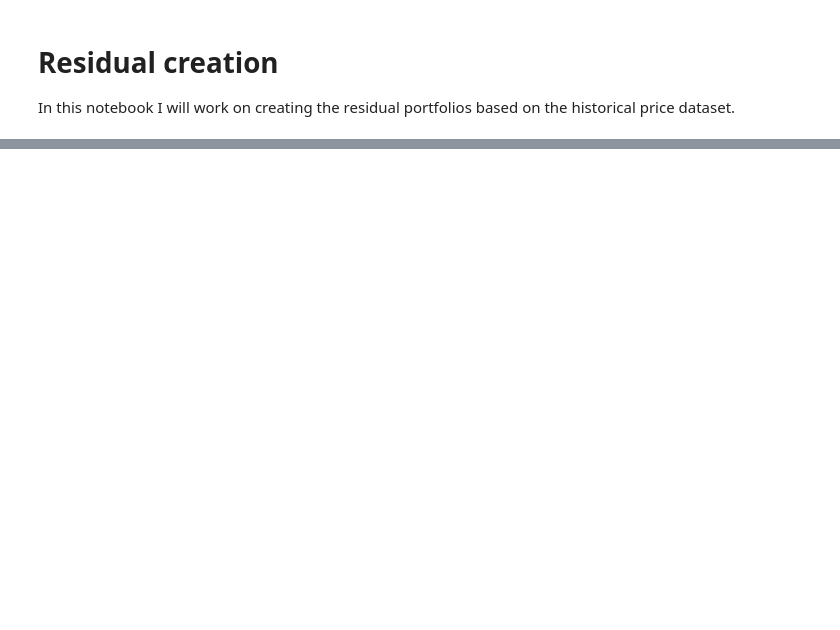
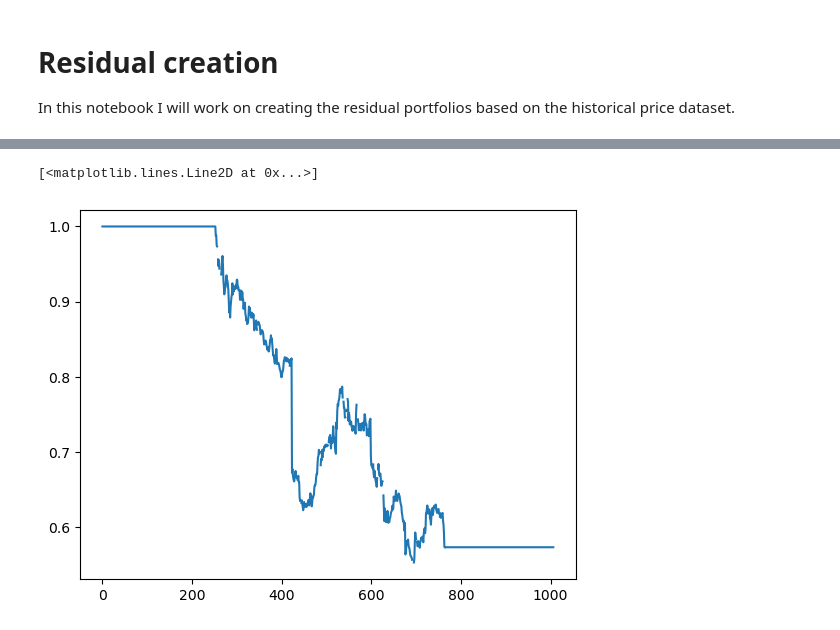
Before and after one commit to quintengeerts2000/MasterThesis-DRL_applications_to_stat_arb, a Jupyter notebook: empirical_analysis/residual_creation.ipynb, the cells around one changed output, grey strips where cells are left out. Saved outputs shown, nothing was run; the diff lists cells and outputs as text; code cells hidden in the pictures; blank space fills up the shorter version.

```diff
--- a/empirical_analysis/residual_creation.ipynb
+++ b/empirical_analysis/residual_creation.ipynb
@@ -66,4 +66,4 @@ def pca(returns:pd.DataFrame, res_cov_window_size:int = 252, loadings_window_siz
                 i += 1
     return residuals_output, residual_portfolio
 # %%
-res_out, res_portf = pca(returns.loc[dt.datetime(1996,1,1):])
+res_out, res_portf = pca(returns.loc[dt.datetime(2020,1,1):dt.datetime(2024,1,2)])
@@ -71,0 +70,2 @@ Error:
+# %%
+residual_df = pd.DataFrame(res_out, index=returns.loc[dt.datetime(2020,1,1):dt.datetime(2024,1,2)].index, columns=returns.columns)
@@ -71,0 +102,6 @@ Error:
+# %%
+import matplotlib.pyplot as plt
+plt.plot((residual_df.MKC + 1).cumprod().values)
+# %% [output]
+[<matplotlib.lines.Line2D at 0x...>]
+[figure, added]
```
Also changed, not shown: parts of 4 cells of this notebook, 1 other file.
